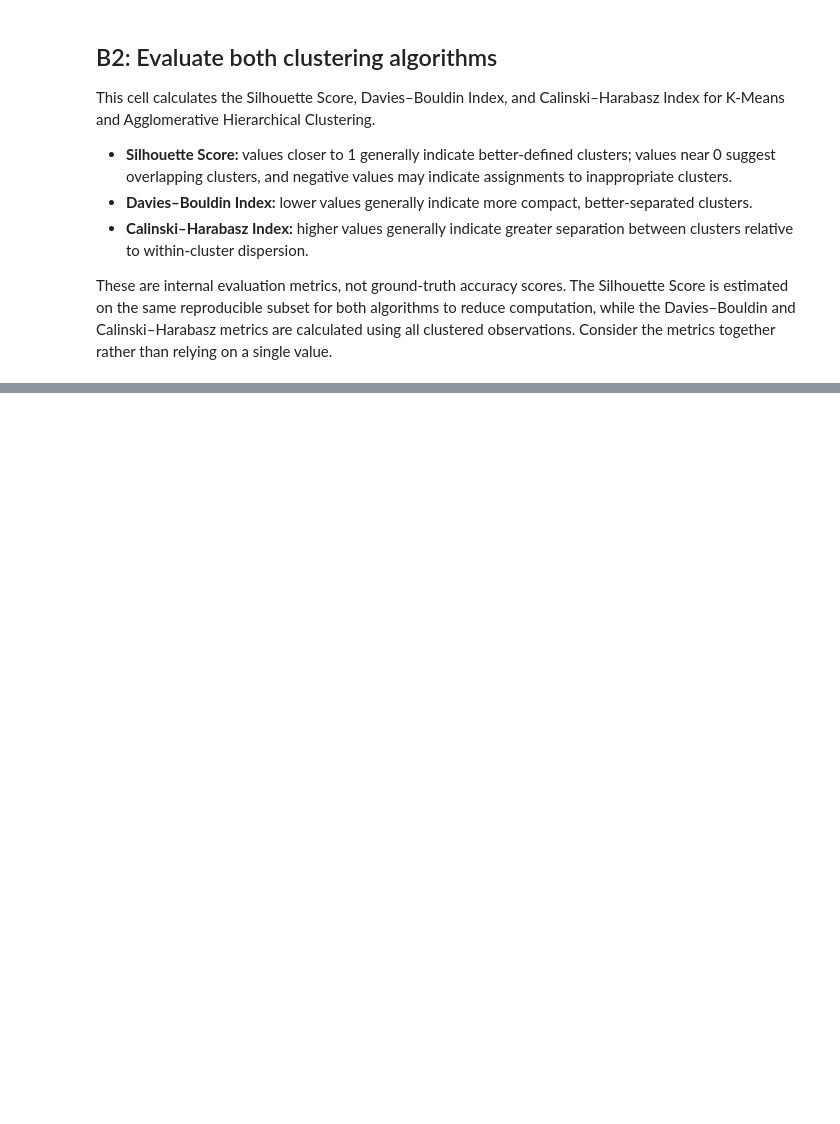
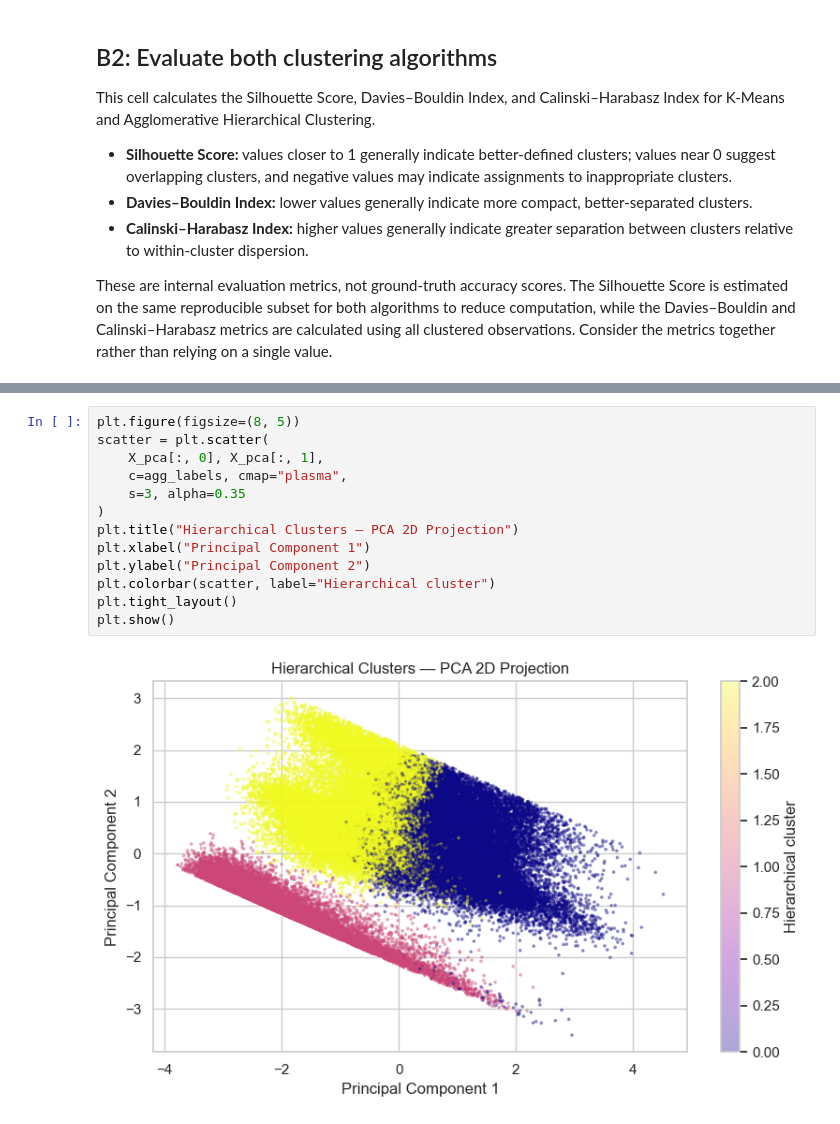
Before and after one commit to Roots26Hz/ChargeIQ, a Jupyter notebook: notebooks/clustering.ipynb, the cells around one changed output, grey strips where cells are left out. Drawn from its saved outputs; the diff is of its cells as text; blank space fills up the shorter version.

```diff
--- a/notebooks/clustering.ipynb
+++ b/notebooks/clustering.ipynb
@@ -424,0 +461,15 @@ display(clustering_results_df.round(4))
+# %%
+plt.figure(figsize=(8, 5))
+scatter = plt.scatter(
+    X_pca[:, 0], X_pca[:, 1],
+    c=agg_labels, cmap="plasma",
+    s=3, alpha=0.35
+)
+plt.title("Hierarchical Clusters — PCA 2D Projection")
+plt.xlabel("Principal Component 1")
+plt.ylabel("Principal Component 2")
+plt.colorbar(scatter, label="Hierarchical cluster")
+plt.tight_layout()
+plt.show()
+# %% [output]
+[figure, added]
```
Also changed, not shown: parts of 5 cells of this notebook.
